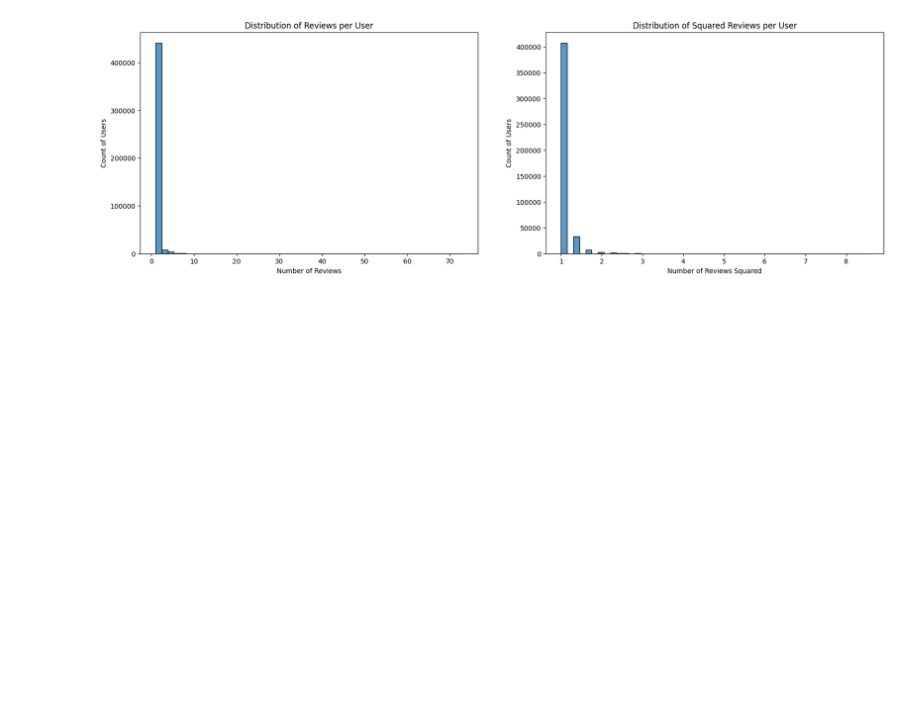
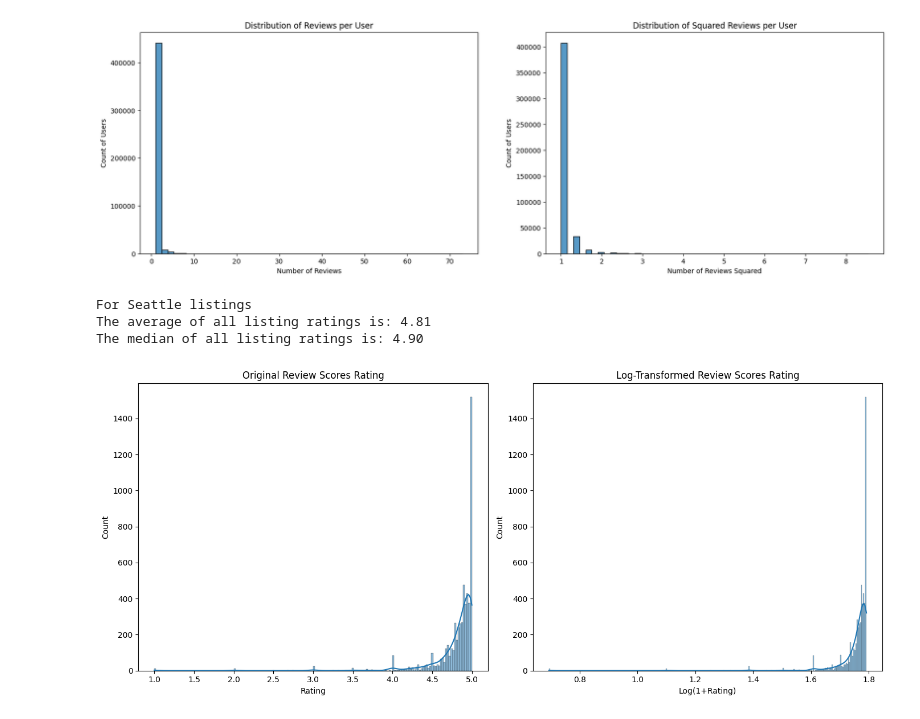
Before and after one commit to aus10powell/AirRanker, a Jupyter notebook: notebooks/seattle_exploration.ipynb, the cells around one changed output. Drawn from its saved outputs; the diff is of its cells as text; code cells hidden in the pictures; blank space fills up the shorter version.

Commit message:
chore(cold-start): added ratings exploration for filtering in hold-out set

```diff
--- a/notebooks/seattle_exploration.ipynb
+++ b/notebooks/seattle_exploration.ipynb
@@ -92,3 +91,37 @@ Users with exactly 10 review(s): 0.0%
 
 Percentage of users with only 1 review: 89.8%
 [figure]
+# %%
+print("For Seattle listings")
+# Calculate the average of the average ratings
+average_rating = df_listings['review_scores_rating'].mean()
+
+print(f"The average of all listing ratings is: {average_rating:.2f}")
+
+median_rating = df_listings['review_scores_rating'].median()
+
+print(f"The median of all listing ratings is: {median_rating:.2f}")
+
+
+# Create a figure with two subplots side by side
+fig, axes = plt.subplots(1, 2, figsize=(14, 6))
+
+# Plot the original distribution
+sns.histplot(df_listings['review_scores_rating'], kde=True, ax=axes[0])
+axes[0].set_title('Original Review Scores Rating')
+axes[0].set_xlabel('Rating')
+
+# Create the logged version (adding a small constant to handle zeros if present)
+# Using log1p (log(1+x)) which is a common transformation to handle zeros
+logged_ratings = np.log1p(df_listings['review_scores_rating'])
+sns.histplot(logged_ratings, kde=True, ax=axes[1])
+axes[1].set_title('Log-Transformed Review Scores Rating')
+axes[1].set_xlabel('Log(1+Rating)')
+
+plt.tight_layout()
+plt.show()
+# %% [output]
+For Seattle listings
+The average of all listing ratings is: 4.81
+The median of all listing ratings is: 4.90
+[figure, added]
```
Also changed, not shown: parts of 1 cell of this notebook.
